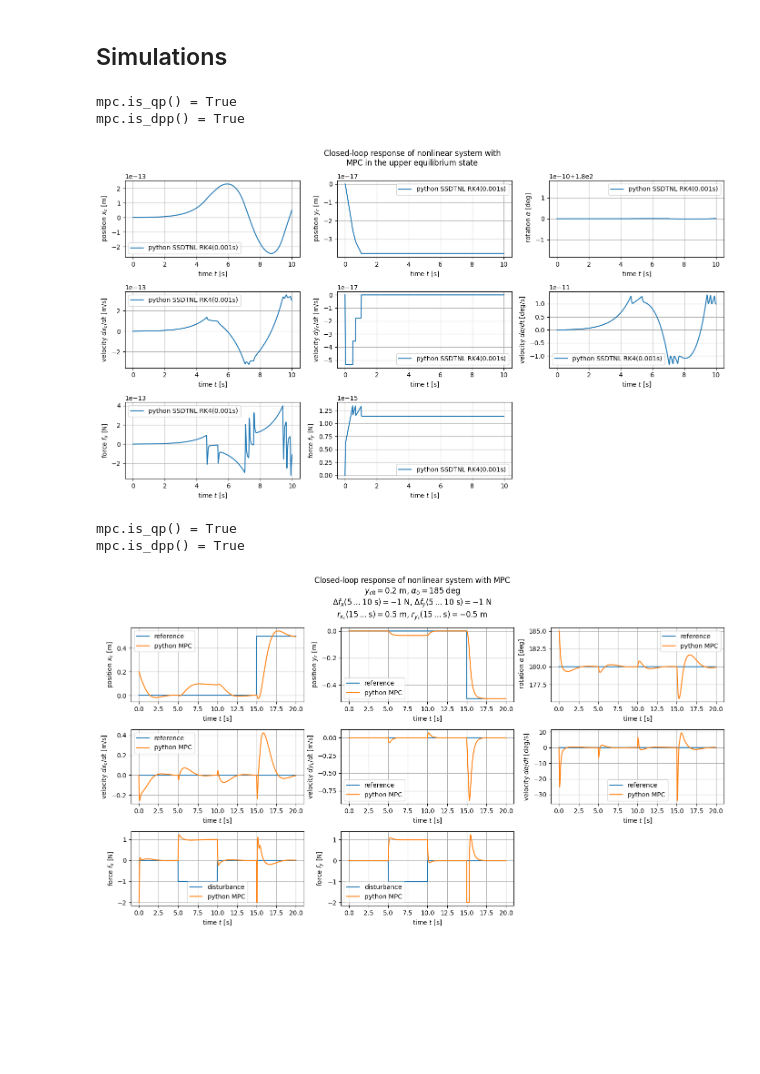
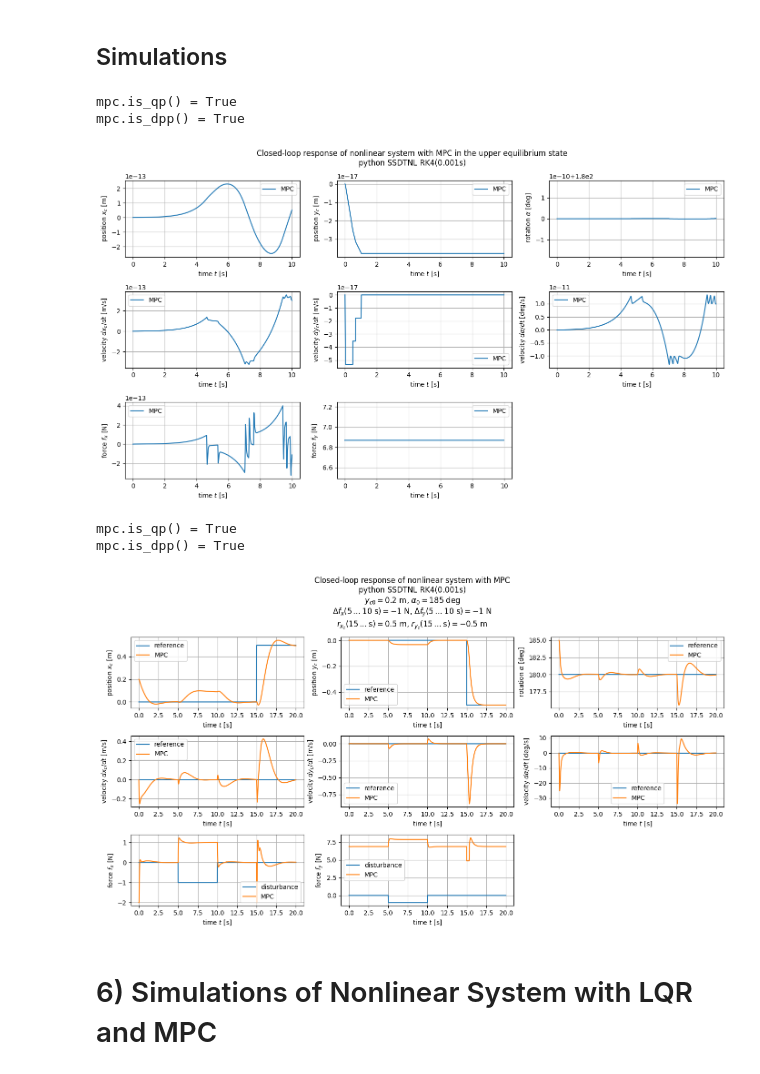
Before and after one commit to Trolobezka/OPSR-2025, a Jupyter notebook: project.ipynb, the cells around one changed output. Saved outputs shown, nothing was run; the diff lists cells and outputs as text; code cells hidden in the pictures; blank space fills up the shorter version.

Commit message:
Add simulation chapter

```diff
--- a/project.ipynb
+++ b/project.ipynb
@@ -1483,8 +1491,8 @@ _ = Sim(
     t=np.arange(0, mpc_M * Ts + 1e-6, Ts),
     x=np.zeros((6, mpc_M + 1)),
     u=np.zeros((2, mpc_M)),
-    r=np.zeros((6, mpc_M)),
-    d=np.zeros((2, mpc_M)),
+    r=None,
+    d=None,
 )
 _.x[:, 0] = np.array([0, 0, math.radians(180), 0, 0, math.radians(0)], dtype=np.float64)
 
@@ -1492,18 +1500,20 @@ _.x[:, 0] = np.array([0, 0, math.radians(180), 0, 0, math.radians(0)], dtype=np.
 for i in range(mpc_M):
     mpc_x_init.value = _.x[:, i] - x0  # !!!
     mpc.solve(solver=cp.OSQP)
-    _.u[:, i] = mpc_inputs.value[:, 0]  # type: ignore
+    _.u[:, i] = mpc_inputs.value[:, 0] + u0  # type: ignore  # !!!
     _.x[:, i + 1] = SSDTNL_model.dynamics(
         t=_.t[i],
         x=_.x[:, i],
-        u=_.u[:, i] + u0,  # !!!
+        u=_.u[:, i],
     )
 
 # Plot the results
 plt.figure(figsize=(14, 8))
-plot(_.t, *_.x, label="python SSDTNL RK4(0.001s)", rows=3)
-plot2(_.t[:-1], *[None] * 6, *_.u, label="python SSDTNL RK4(0.001s)")
-plt.suptitle("Closed-loop response of nonlinear system with\nMPC in the upper equilibrium state")
+plot(_.t, *_.x, label="MPC", rows=3)
+plot2(_.t[:-1], *[None] * 6, *_.u, label="MPC")
+plt.suptitle(
+    "Closed-loop response of nonlinear system with MPC in the upper equilibrium state" "\n" "python SSDTNL RK4(0.001s)"
+)
 plt.tight_layout()
 plt.show()
 
@@ -1511,7 +1521,7 @@ del mpc, mpc_x_init, mpc_u_min, mpc_u_max, mpc_inputs, mpc_reference, mpc_M
 # %% [output]
 mpc.is_qp() = True
 mpc.is_dpp() = True
-[figure, old version]
+[figure, new version]
 # %%
 # Create the MPC problem
 mpc, mpc_x_init, mpc_u_min, mpc_u_max, mpc_inputs, mpc_reference = create_mpc(
@@ -1526,58 +1536,61 @@ mpc, mpc_x_init, mpc_u_min, mpc_u_max, mpc_inputs, mpc_reference = create_mpc(
 )
 mpc_u_min.value = np.array([-2, -2], dtype=np.float64)[:, np.newaxis]
 mpc_u_max.value = np.array([2, 2], dtype=np.float64)[:, np.newaxis]
-mpc_reference.value = np.array([0, 0, math.radians(0), 0, 0, math.radians(0)], dtype=np.float64)[:, np.newaxis]
 
 # Create the simulation data
 mpc_M = 2000
-_ = Sim(
+sim_mpc_2 = Sim(
     t=np.arange(0, mpc_M * Ts + 1e-6, Ts),
     x=np.zeros((6, mpc_M + 1)),
     u=np.zeros((2, mpc_M)),
     r=np.zeros((6, mpc_M)),
     d=np.zeros((2, mpc_M)),
 )
-_.x[:, 0] = np.array([0.2, 0, math.radians(185), 0, 0, math.radians(0)], dtype=np.float64)
-_.r[2, :] = np.pi  # ra
-_.r[0, int(15 / Ts) :] = 0.5  # rxc = 0.5m from 15s
-_.r[1, int(15 / Ts) :] = -0.5  # ryc = -0.5m from 15s
-_.d[0, int(5 / Ts) : int(10 / Ts)] = -1  # dfx = -1N from 5s to 10s
-_.d[1, int(5 / Ts) : int(10 / Ts)] = -1  # dfy = -1N from 5s to 10s
+sim_mpc_2.x[:, 0] = np.array([0.2, 0, math.radians(185), 0, 0, math.radians(0)], dtype=np.float64)
+sim_mpc_2.r[2, :] = np.pi  # ra
+sim_mpc_2.r[0, int(15 / Ts) :] = 0.5  # rxc = 0.5m from 15s
+sim_mpc_2.r[1, int(15 / Ts) :] = -0.5  # ryc = -0.5m from 15s
+sim_mpc_2.d[0, int(5 / Ts) : int(10 / Ts)] = -1  # dfx = -1N from 5s to 10s
+sim_mpc_2.d[1, int(5 / Ts) : int(10 / Ts)] = -1  # dfy = -1N from 5s to 10s
 
 # Run the simulation
 for i in range(mpc_M):
-    mpc_x_init.value = _.x[:, i] - x0  # !!!
-    mpc_reference.value = (_.r[:, i] - x0)[:, np.newaxis]  # !!!
+    mpc_x_init.value = sim_mpc_2.x[:, i] - x0  # !!!
+    mpc_reference.value = (sim_mpc_2.r[:, i] - x0)[:, np.newaxis]  # !!!
     mpc.solve(solver=cp.OSQP)
-    _.u[:, i] = mpc_inputs.value[:, 0]  # type: ignore
-    _.x[:, i + 1] = SSDTNL_model.dynamics(
-        t=_.t[i],
-        x=_.x[:, i],
-        u=_.u[:, i] + u0 + _.d[:, i],  # !!!
+    sim_mpc_2.u[:, i] = mpc_inputs.value[:, 0] + u0  # type: ignore  # !!!
+    sim_mpc_2.x[:, i + 1] = SSDTNL_model.dynamics(
+        t=sim_mpc_2.t[i],
+        x=sim_mpc_2.x[:, i],
+        u=sim_mpc_2.u[:, i] + sim_mpc_2.d[:, i],
     )
 
 # Plot the results
 plt.figure(figsize=(14, 8))
-plot2(_.t[:-1], *[None] * 6, f_x=_.d[0], f_y=_.d[1], label="disturbance")
-plot(_.t[:-1], *_.r, label="reference", rows=3)
-plot(_.t, *_.x, label="python MPC", rows=3)
-plot2(_.t[:-1], *[None] * 6, *_.u, label="python MPC")
+plot2(sim_mpc_2.t[:-1], *[None] * 6, f_x=sim_mpc_2.d[0], f_y=sim_mpc_2.d[1], label="disturbance")
+plot(sim_mpc_2.t[:-1], *sim_mpc_2.r, label="reference", rows=3)
+plot(sim_mpc_2.t, *sim_mpc_2.x, label="MPC", rows=3)
+plot2(sim_mpc_2.t[:-1], *[None] * 6, *sim_mpc_2.u, label="MPC")
 plt.suptitle(
     (
         "Closed-loop response of nonlinear system with MPC"
+        "\n"
+        "python SSDTNL RK4(0.001s)"
         "\n"
         r"$y_{c0} = 0.2$ m, $\alpha_0 = 185$ deg"
         "\n"
         r"$\Delta f_x(5 \dots 10\ \text{s}) = -1$ N, $\Delta f_y(5 \dots 10\ \text{s}) = -1$ N"
         "\n"
         r"$r_{x_c}(15 \dots \text{s}) = 0.5$ m, $r_{y_c}(15 \dots \text{s}) = -0.5$ m"
     )
 )
 plt.tight_layout()
 plt.show()
 
 del mpc, mpc_x_init, mpc_u_min, mpc_u_max, mpc_inputs, mpc_reference, mpc_M
 # %% [output]
 mpc.is_qp() = True
 mpc.is_dpp() = True
-[figure, old version]
+[figure, new version]
+# %% [markdown]
+# 6) Simulations of Nonlinear System with LQR and MPC
```
Also changed, not shown: parts of 9 cells of this notebook.
